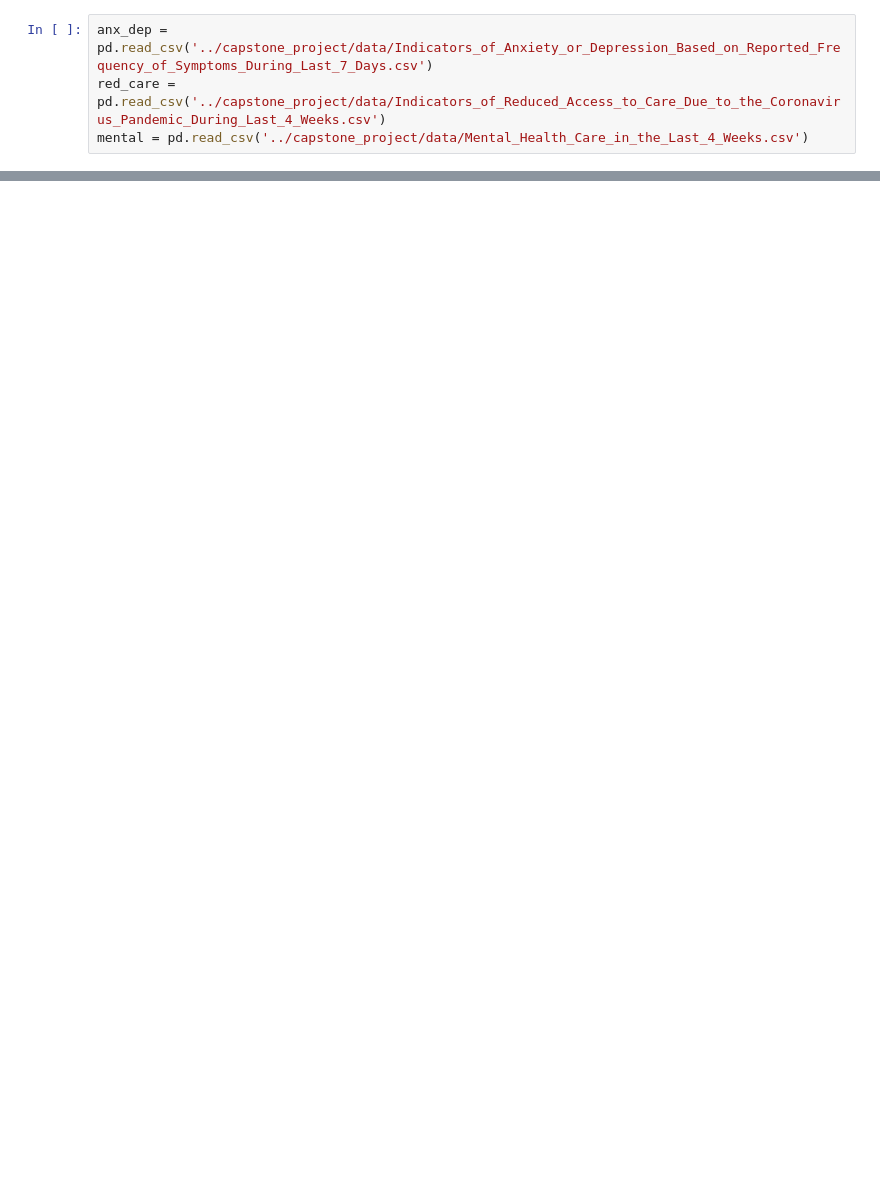
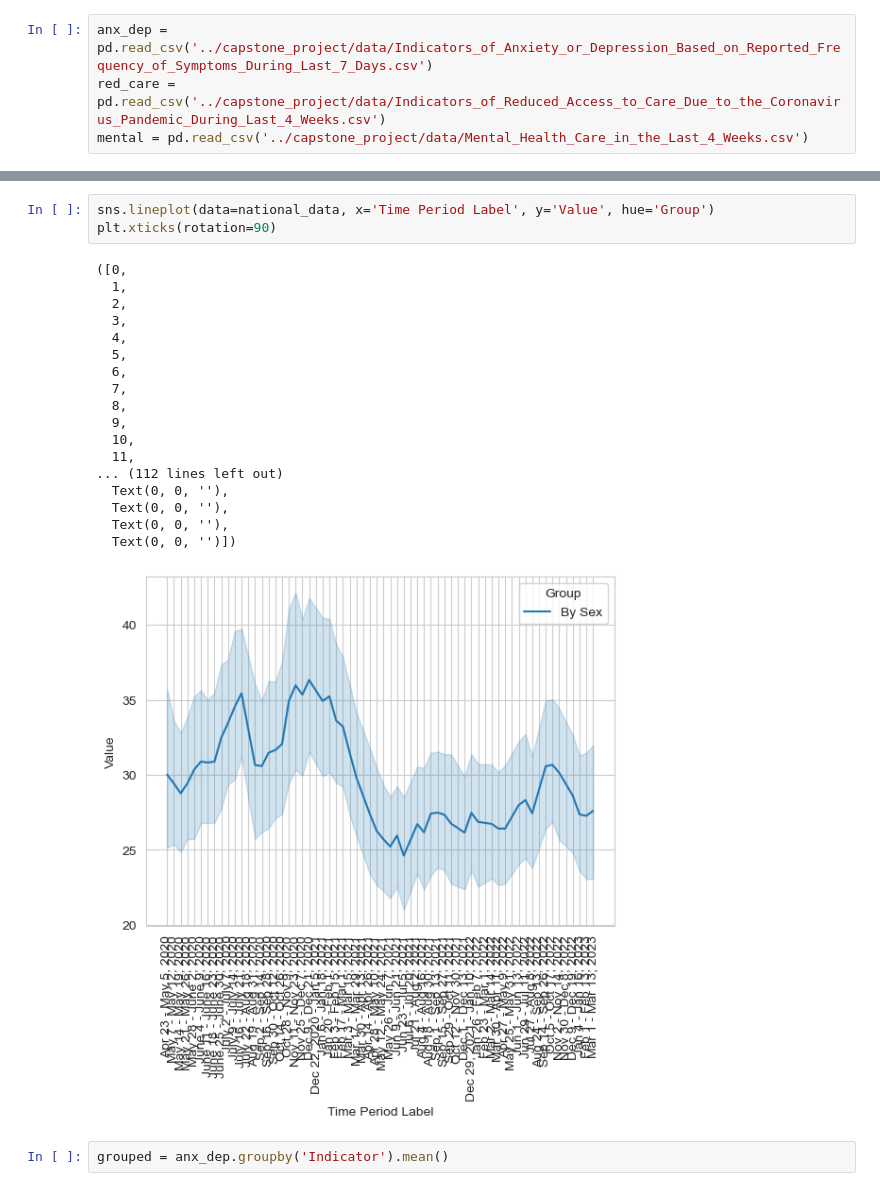
Before and after one commit to janaydunn21/Housing-Insecurities-and-its-effect-on-Black-Women-s-Mental-Health-During-the-Pandemic, a Jupyter notebook: capstone_project.ipynb, the cells around one changed output, grey strips where cells are left out. Drawn from its saved outputs; the diff is of its cells as text; blank space fills up the shorter version.

```diff
--- a/capstone_project.ipynb
+++ b/capstone_project.ipynb
@@ -49,0 +80,24 @@ plt.show()
+# %%
+sns.lineplot(data=national_data, x='Time Period Label', y='Value', hue='Group')
+plt.xticks(rotation=90)
+# %% [output]
+([0,
+  1,
+  2,
+  3,
+  4,
+  5,
+  6,
+  7,
+  8,
+  9,
+  10,
+  11,
+... (112 lines left out)
+  Text(0, 0, ''),
+  Text(0, 0, ''),
+  Text(0, 0, ''),
+  Text(0, 0, '')])
+[figure, added]
+# %%
+grouped = anx_dep.groupby('Indicator').mean()
```
Also changed, not shown: parts of 43 cells of this notebook, 2 other files.
